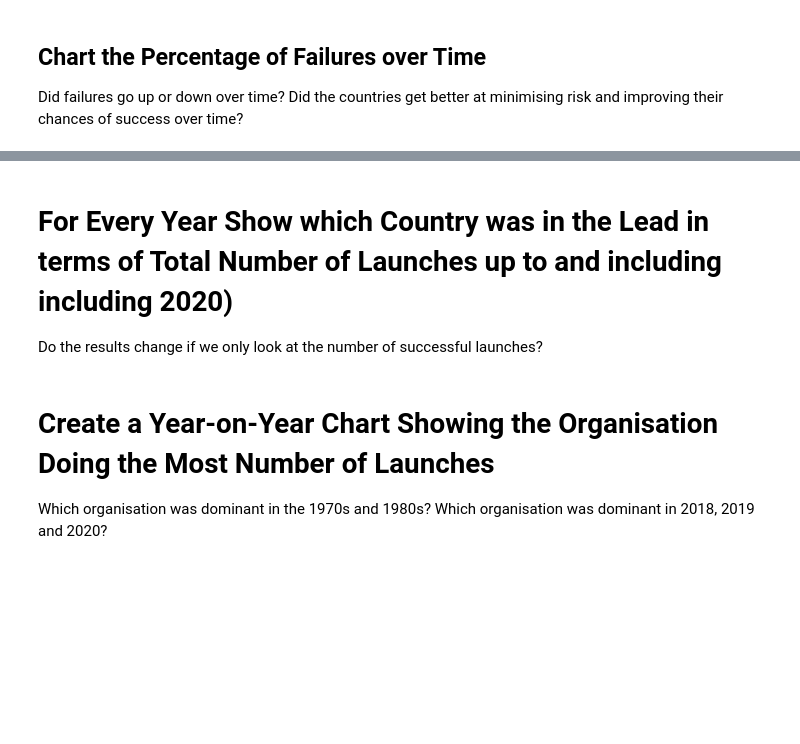
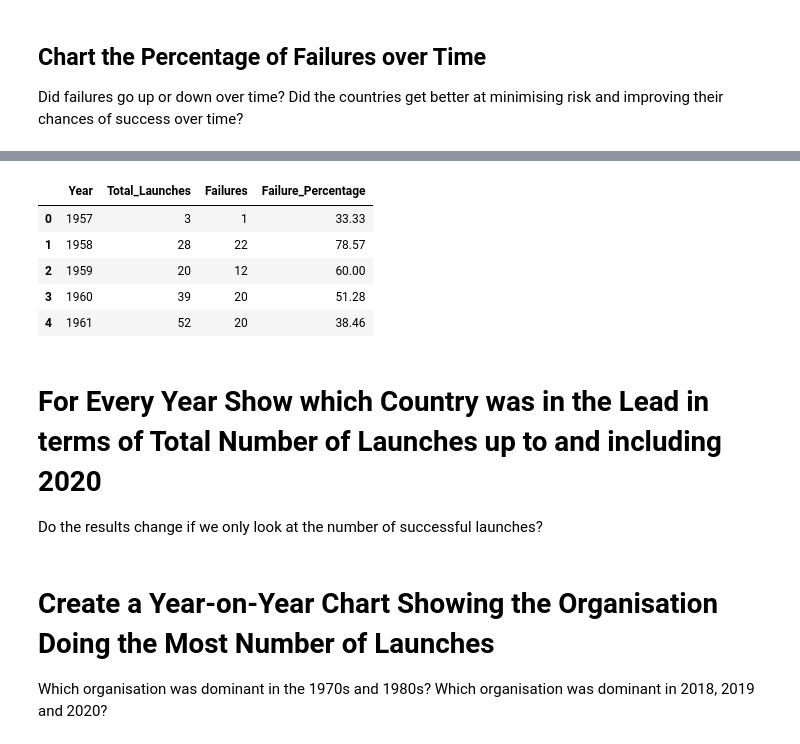
Before and after one commit to pyro-tarzan/space-mission-analysis, a Jupyter notebook: space_missions_analysis.ipynb, the cells around one changed output, grey strips where cells are left out. Saved outputs shown, nothing was run; the diff lists cells and outputs as text; code cells hidden in the pictures; blank space fills up the shorter version.

Commit message:
Implement space mission analysis

```diff
--- a/space_missions_analysis.ipynb
+++ b/space_missions_analysis.ipynb
@@ -732,2 +760,7 @@ fig.show()
 # %% [markdown]
 ## Chart the Total Number of Mission Failures Year on Year.
+# %%
+failure_status = ["Failure", "Partial Failure", "Prelaunch Failure"]
+
+df_failures = cleaned_df[cleaned_df["Mission_Status"].isin(failure_status)]
+df_failures.head()
@@ -733,0 +774,3 @@ fig.show()
+# %%
+failures_per_year = df_failures.groupby(["Year"]).size().reset_index(name="Failures")
+failures_per_year.head()
@@ -735,3 +801,6 @@ fig.show()
 ## Chart the Percentage of Failures over Time
 
 Did failures go up or down over time? Did the countries get better at minimising risk and improving their chances of success over time?
+# %%
+total_launches_per_year = cleaned_df.groupby("Year").size().reset_index(name="Total_Launches")
+total_launches_per_year.info()
@@ -737,0 +817,12 @@ Did failures go up or down over time? Did the countries get better at minimising
+# %%
+failure_rate_df = total_launches_per_year.merge(failures_per_year, on="Year", how="left")
+failure_rate_df["Failures"] = failure_rate_df["Failures"].fillna(0)
+failure_rate_df["Failure_Percentage"] = (failure_rate_df["Failures"] / failure_rate_df["Total_Launches"]) * 100
+failure_rate_df.head()
+# %% [output]
+|  | Year | Total_Launches | Failures | Failure_Percentage |
+| 0 | 1957 | 3 | 1 | 33.33 |
+| 1 | 1958 | 28 | 22 | 78.57 |
+| 2 | 1959 | 20 | 12 | 60.00 |
+| 3 | 1960 | 39 | 20 | 51.28 |
+| 4 | 1961 | 52 | 20 | 38.46 |
@@ -738,4 +845,4 @@ Did failures go up or down over time? Did the countries get better at minimising
 # %% [markdown]
-# For Every Year Show which Country was in the Lead in terms of Total Number of Launches up to and including including 2020)
+# For Every Year Show which Country was in the Lead in terms of Total Number of Launches up to and including 2020
 
 Do the results change if we only look at the number of successful launches?
```
Also changed, not shown: parts of 11 cells of this notebook.
